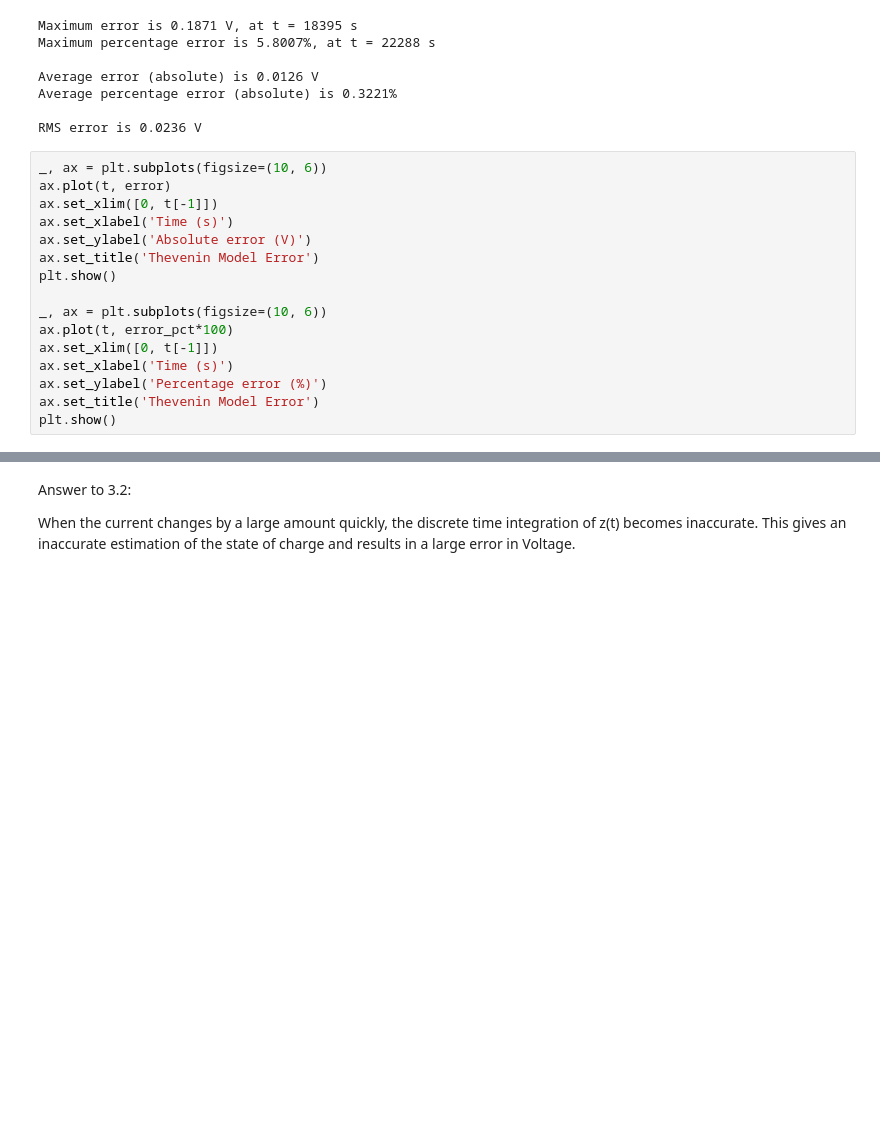
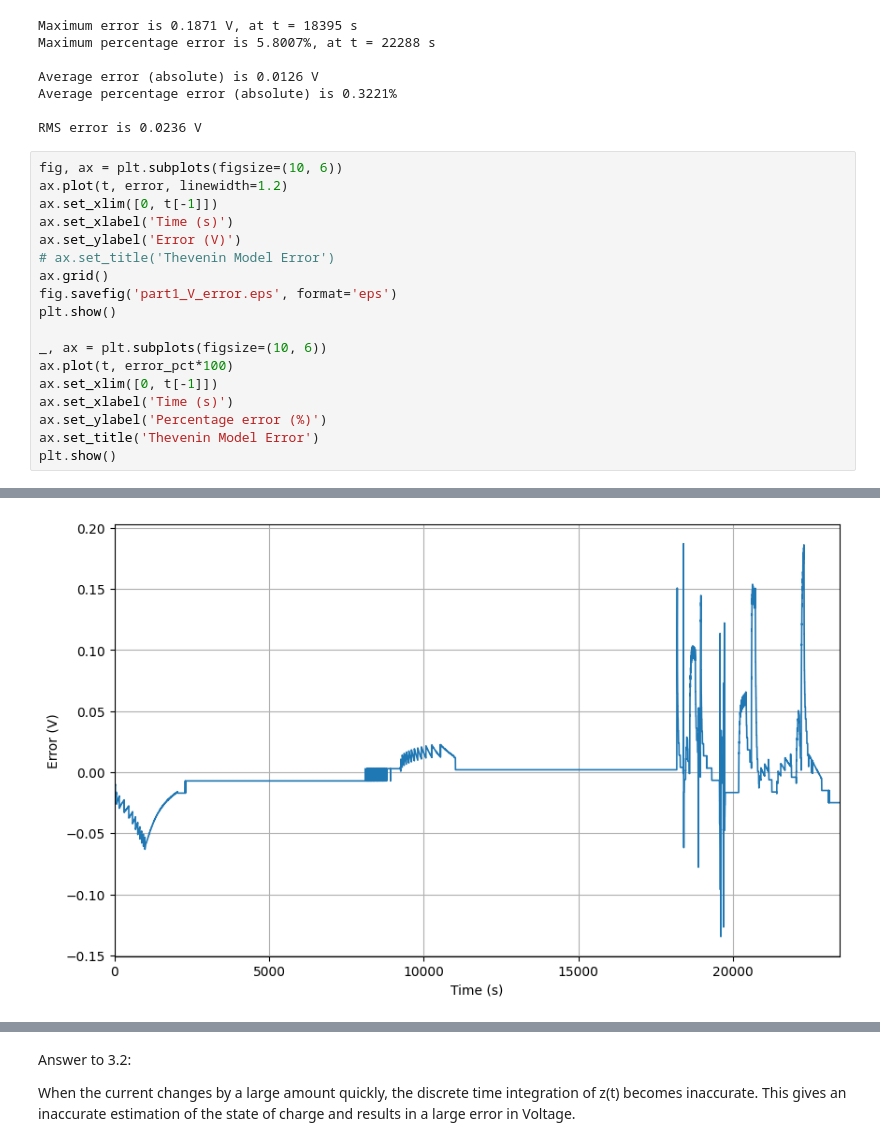
Before and after one commit to sunfanyi/modelling-of-lithium-ion-batteries, a Jupyter notebook: part_1.ipynb, the cells around one changed output, grey strips where cells are left out. Drawn from its saved outputs; the diff is of its cells as text; blank space fills up the shorter version.

```diff
--- a/part_1.ipynb
+++ b/part_1.ipynb
@@ -140,12 +140,14 @@ Average percentage error (absolute) is 0.3221%
 
 RMS error is 0.0236 V
 # %%
-_, ax = plt.subplots(figsize=(10, 6))
-ax.plot(t, error)
+fig, ax = plt.subplots(figsize=(10, 6))
+ax.plot(t, error, linewidth=1.2)
 ax.set_xlim([0, t[-1]])
 ax.set_xlabel('Time (s)')
-ax.set_ylabel('Absolute error (V)')
-ax.set_title('Thevenin Model Error')
+ax.set_ylabel('Error (V)')
+# ax.set_title('Thevenin Model Error')
+ax.grid()
+fig.savefig('part1_V_error.eps', format='eps')
 plt.show()
 
 _, ax = plt.subplots(figsize=(10, 6))
@@ -162,0 +161 @@ plt.show()
+[figure, added]
```
Also changed, not shown: parts of 3 cells of this notebook, 8 other files.
